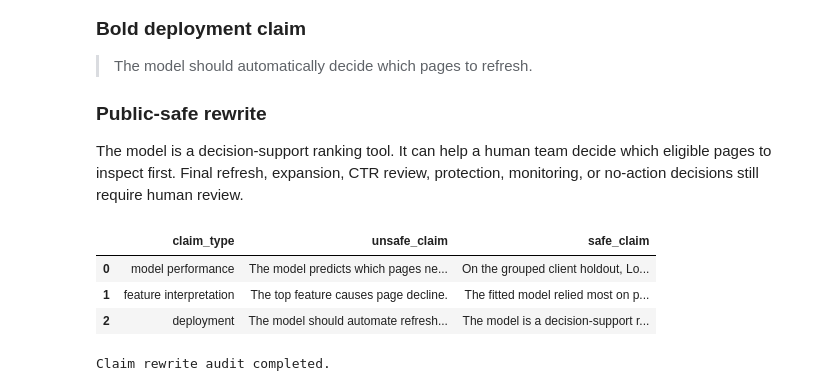
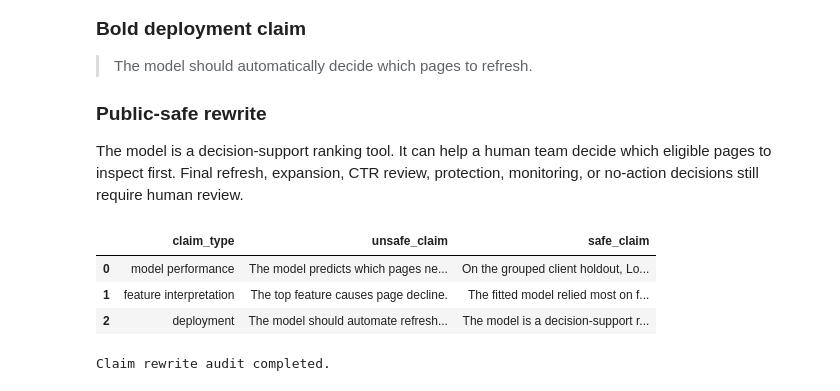
Before and after one commit to Zafar488/flyrank-ml-internship, a Jupyter notebook: w06_validation_audit.ipynb, the cells around one changed output. Drawn from its saved outputs; the diff is of its cells as text; code cells hidden in the pictures.

```diff
--- a/w06_validation_audit.ipynb
+++ b/w06_validation_audit.ipynb
@@ -1699,10 +2166,6 @@ Held-out permutation importance describes how much the fitted model relied on ea
 
 The model is a decision-support ranking tool. It can help a human team decide which eligible pages to inspect first. Final refresh, expansion, CTR review, protection, monitoring, or no-action decisions still require human review.
 # %%
-# ============================================================
-# DYNAMIC CLAIM REWRITE AUDIT
-# ============================================================
-
 grouped_average_precision = float(
     grouped_result[
         "average_precision"
@@ -1717,7 +2180,9 @@ grouped_roc_auc = float(
 
 top_features = (
     importance_table
-    .head(3)["feature"]
+    .head(3)[
+        "feature"
+    ]
     .tolist()
 )
 
@@ -1732,7 +2197,7 @@ claim_audit = pd.DataFrame(
             "safe_claim": (
                 f"On the grouped client holdout, "
                 f"Logistic Regression measured "
-                f"Precision@50="
+                f"Precision@{TOP_K}="
                 f"{grouped_precision_50:.3f}, "
                 f"Average Precision="
                 f"{grouped_average_precision:.3f}, "
@@ -1753,8 +2218,7 @@ claim_audit = pd.DataFrame(
                 f"{', '.join(top_features)} under "
                 "held-out permutation importance. "
                 "This describes measured model "
-                "reliance and does not establish "
-                "causation."
+                "reliance and does not establish causation."
             ),
         },
         {
@@ -1772,39 +2236,42 @@ claim_audit = pd.DataFrame(
     ]
 )
 
-display(claim_audit)
+display(
+    claim_audit
+)
 
 safe_language = " ".join(
     claim_audit[
         "safe_claim"
     ].str.lower()
 )
 
 required_safe_words = [
     "observed",
     "measured",
     "directional",
     "decision-support",
     "human review",
 ]
 
 for word in required_safe_words:
+
     assert word in safe_language, (
         f"Missing safe language: {word}"
     )
 
 claim_audit.to_csv(
-    ML09_OUTPUT_DIR
+    OUTPUT_DIR
     / "claim_rewrite_audit.csv",
     index=False,
 )
 
 print(
     "Claim rewrite audit completed."
 )
 # %% [output]
 |  | claim_type | unsafe_claim | safe_claim |
 | 0 | model performance | The model predicts which pages ne... | On the grouped client holdout, Lo... |
-| 1 | feature interpretation | The top feature causes page decline. | The fitted model relied most on p... |
+| 1 | feature interpretation | The top feature causes page decline. | The fitted model relied most on f... |
 | 2 | deployment | The model should automate refresh... | The model is a decision-support r... |
 Claim rewrite audit completed.
```
Also changed, not shown: parts of 33 cells of this notebook.
